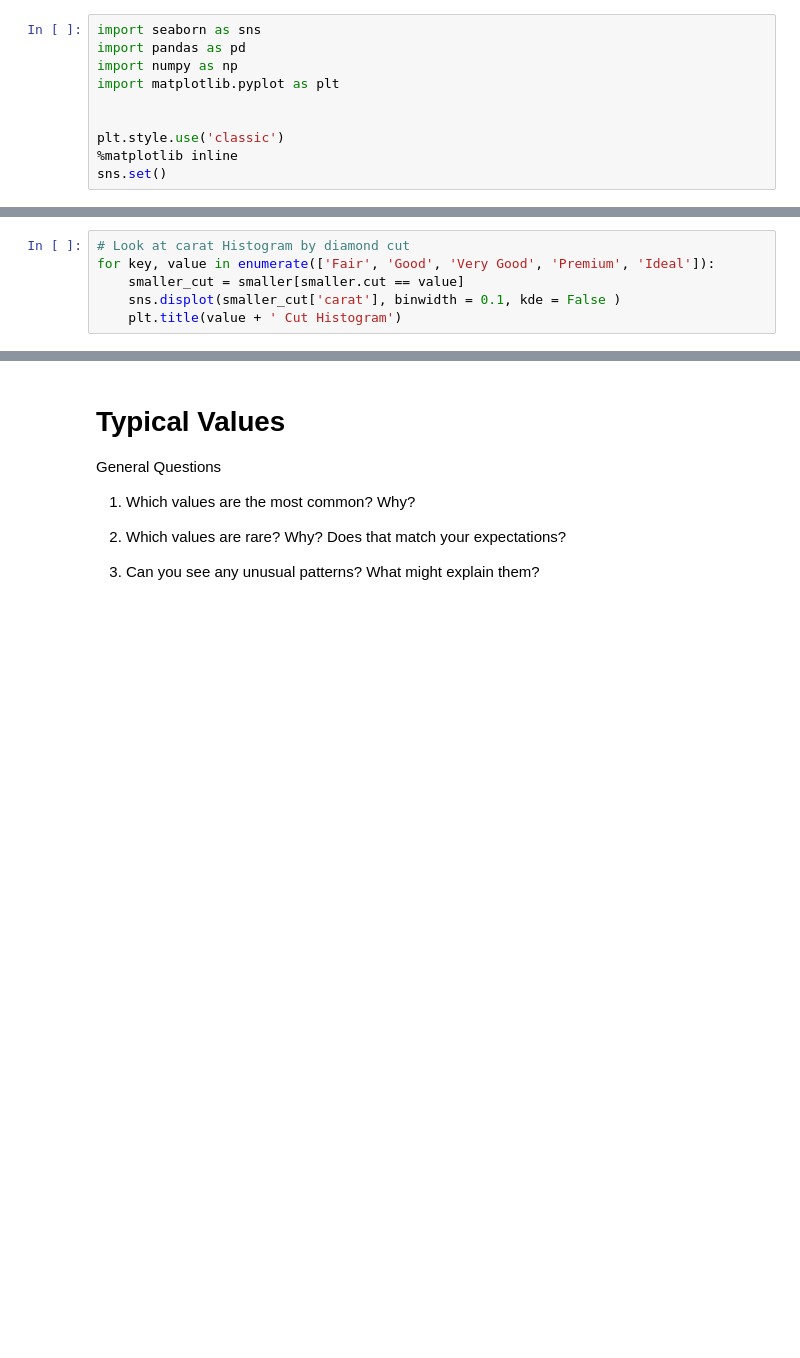
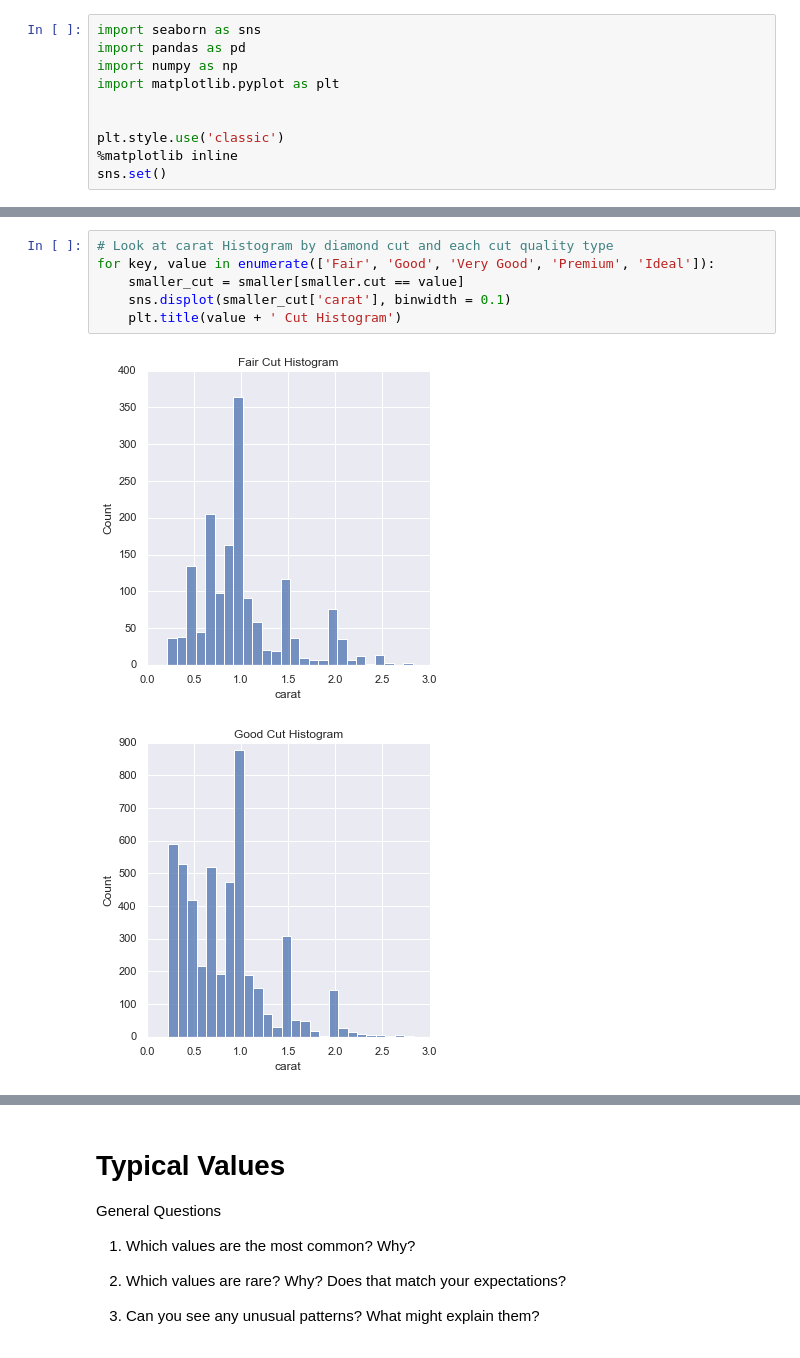
Before and after one commit to JunaidMB/MM_Introduction_to_Data_Science, a Jupyter notebook: W3_Basic_EDA_Stats/notebooks/EDA.ipynb, the cells around one changed output, grey strips where cells are left out. Cells and saved outputs as stored; diff of their text form; blank space fills up the shorter version.

```diff
--- a/W3_Basic_EDA_Stats/notebooks/EDA.ipynb
+++ b/W3_Basic_EDA_Stats/notebooks/EDA.ipynb
@@ -97,6 +132,9 @@ sns.displot(smaller['carat'], binwidth = 0.1, kde = False )
 # %%
-# Look at carat Histogram by diamond cut
+# Look at carat Histogram by diamond cut and each cut quality type
 for key, value in enumerate(['Fair', 'Good', 'Very Good', 'Premium', 'Ideal']):
     smaller_cut = smaller[smaller.cut == value]
-    sns.displot(smaller_cut['carat'], binwidth = 0.1, kde = False )
+    sns.displot(smaller_cut['carat'], binwidth = 0.1)
     plt.title(value + ' Cut Histogram')
+# %% [output]
+[figure, added]
+[figure, added]
```
Also changed, not shown: parts of 37 cells of this notebook, 1 other file.
